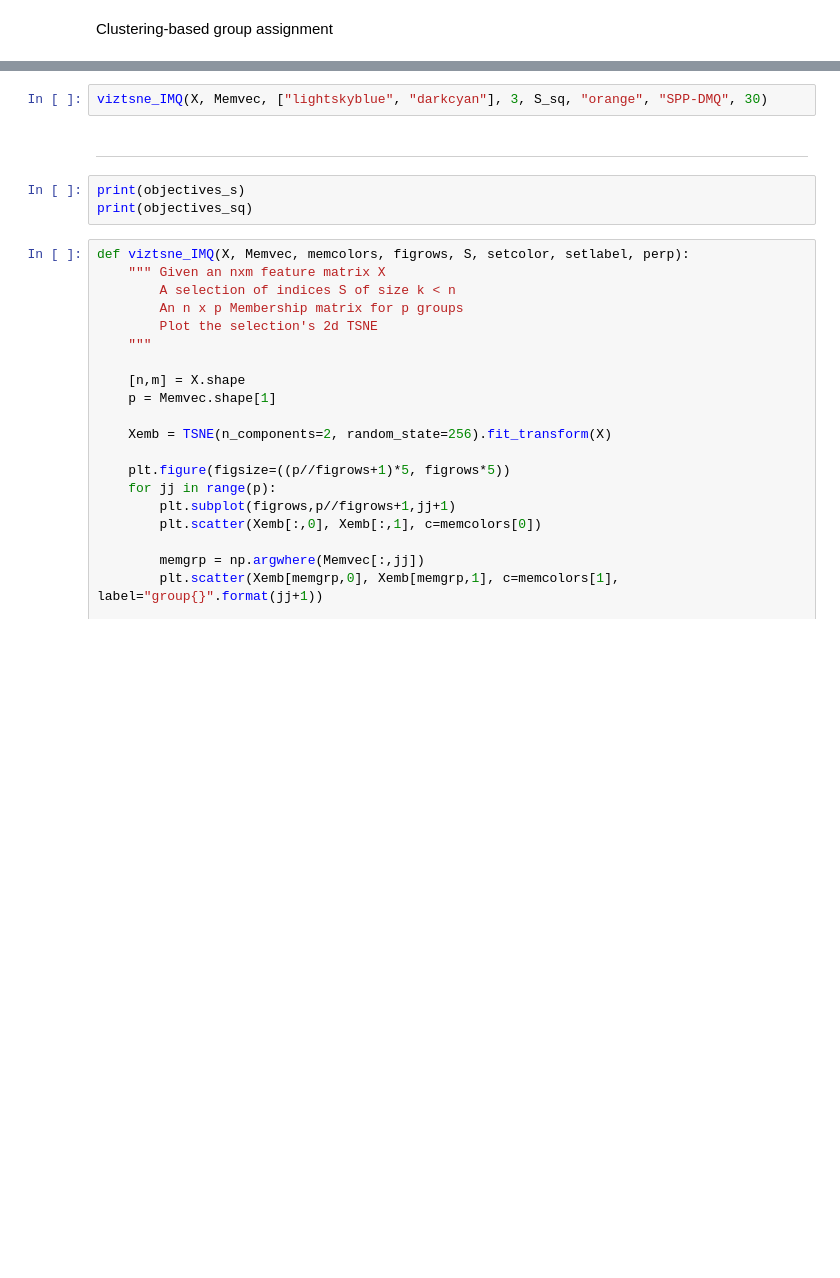
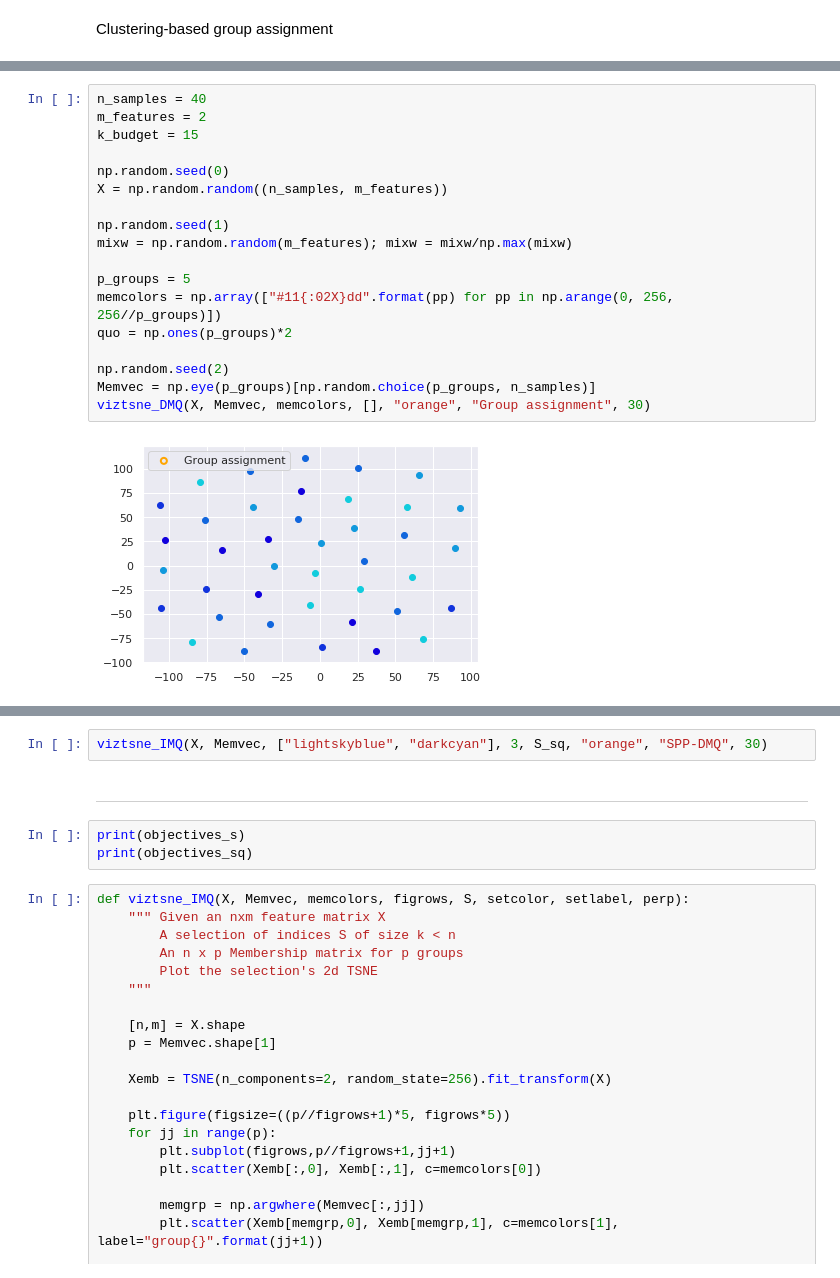
Before and after one commit to neerajaabhyankar/fair-cohort-selection, a Jupyter notebook: discrete-point-process-with-quota.ipynb, the cells around one changed output, grey strips where cells are left out. Cells and saved outputs as stored; diff of their text form; blank space fills up the shorter version.

```diff
--- a/discrete-point-process-with-quota.ipynb
+++ b/discrete-point-process-with-quota.ipynb
@@ -143,0 +474,20 @@ vizpca_DMQ(X, Memvec, memcolors, [], "orange", "Group assignment", 30)
+# %%
+n_samples = 40
+m_features = 2
+k_budget = 15
+
+np.random.seed(0)
+X = np.random.random((n_samples, m_features))
+
+np.random.seed(1)
+mixw = np.random.random(m_features); mixw = mixw/np.max(mixw)
+
+p_groups = 5
+memcolors = np.array(["#11{:02X}dd".format(pp) for pp in np.arange(0, 256, 256//p_groups)])
+quo = np.ones(p_groups)*2
+
+np.random.seed(2)
+Memvec = np.eye(p_groups)[np.random.choice(p_groups, n_samples)]
+viztsne_DMQ(X, Memvec, memcolors, [], "orange", "Group assignment", 30)
+# %% [output]
+[figure, added]
```
Also changed, not shown: parts of 37 cells of this notebook, 1 other file.
